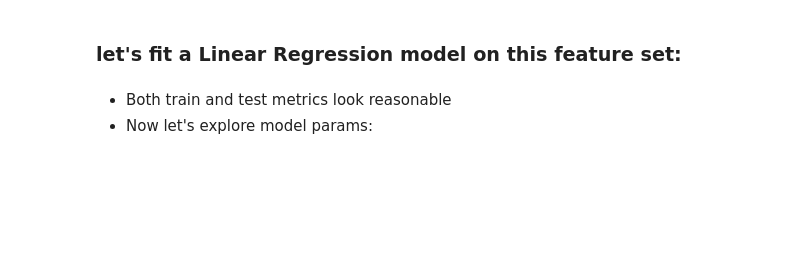
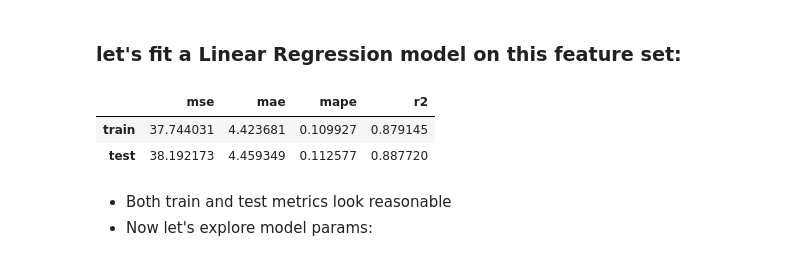
Before and after one commit to tshura/ml-intro-tasks, a Jupyter notebook: 3_linear_regression/linear_regression.ipynb, the cells around one changed output. Saved outputs shown, nothing was run; the diff lists cells and outputs as text; code cells hidden in the pictures; blank space fills up the shorter version.

```diff
--- a/3_linear_regression/linear_regression.ipynb
+++ b/3_linear_regression/linear_regression.ipynb
@@ -1367,7 +1378,11 @@ check
 ### let's fit a Linear Regression model on this feature set:
 # %%
 model = LinearRegression(fit_intercept=True)
-fit_and_evaluate(model, x_train, y_train, x_test, y_test)
+fit_and_evaluate(model, x_train, np.asarray(y_train), x_test, np.asarray(y_test))
+# %% [output]
+|  | mse | mae | mape | r2 |
+| train | 37.744031 | 4.423681 | 0.109927 | 0.879145 |
+| test | 38.192173 | 4.459349 | 0.112577 | 0.887720 |
 # %% [markdown]
 * Both train and test metrics look reasonable
 * Now let's explore model params:
```
Also changed, not shown: parts of 65 cells of this notebook.
